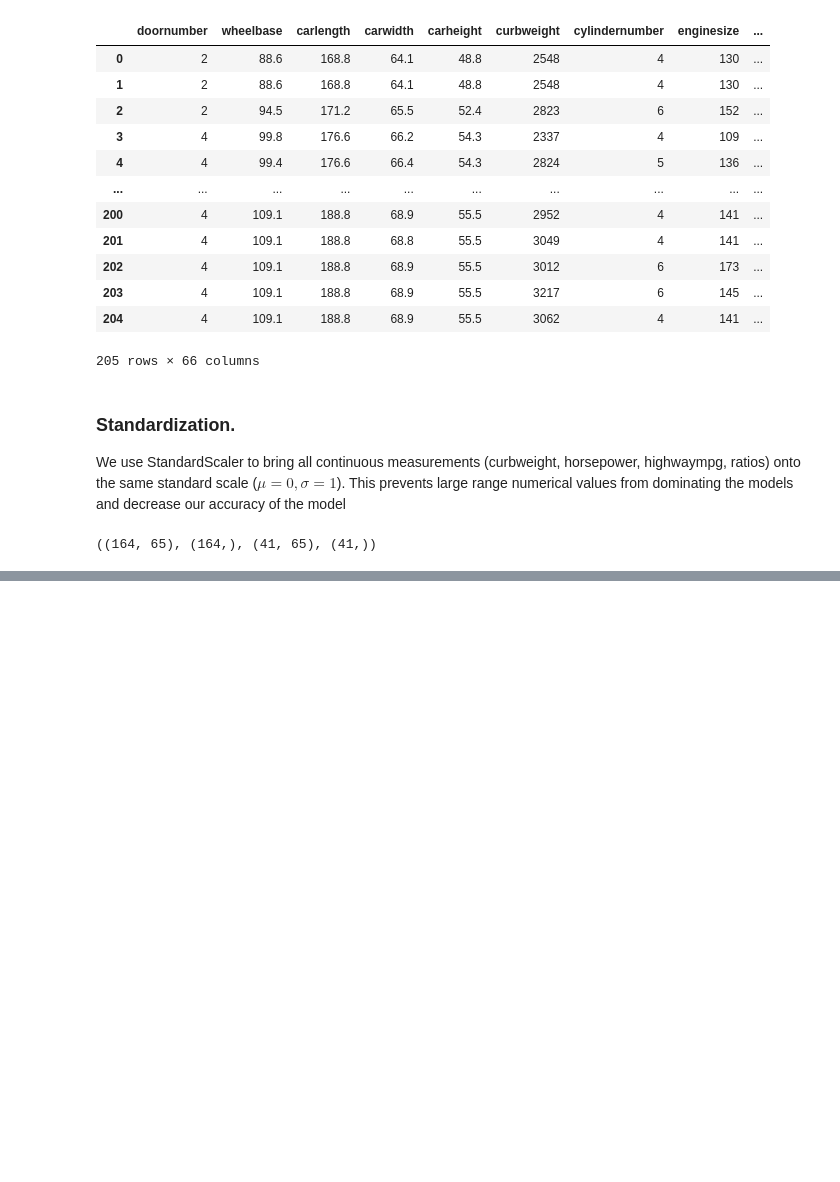
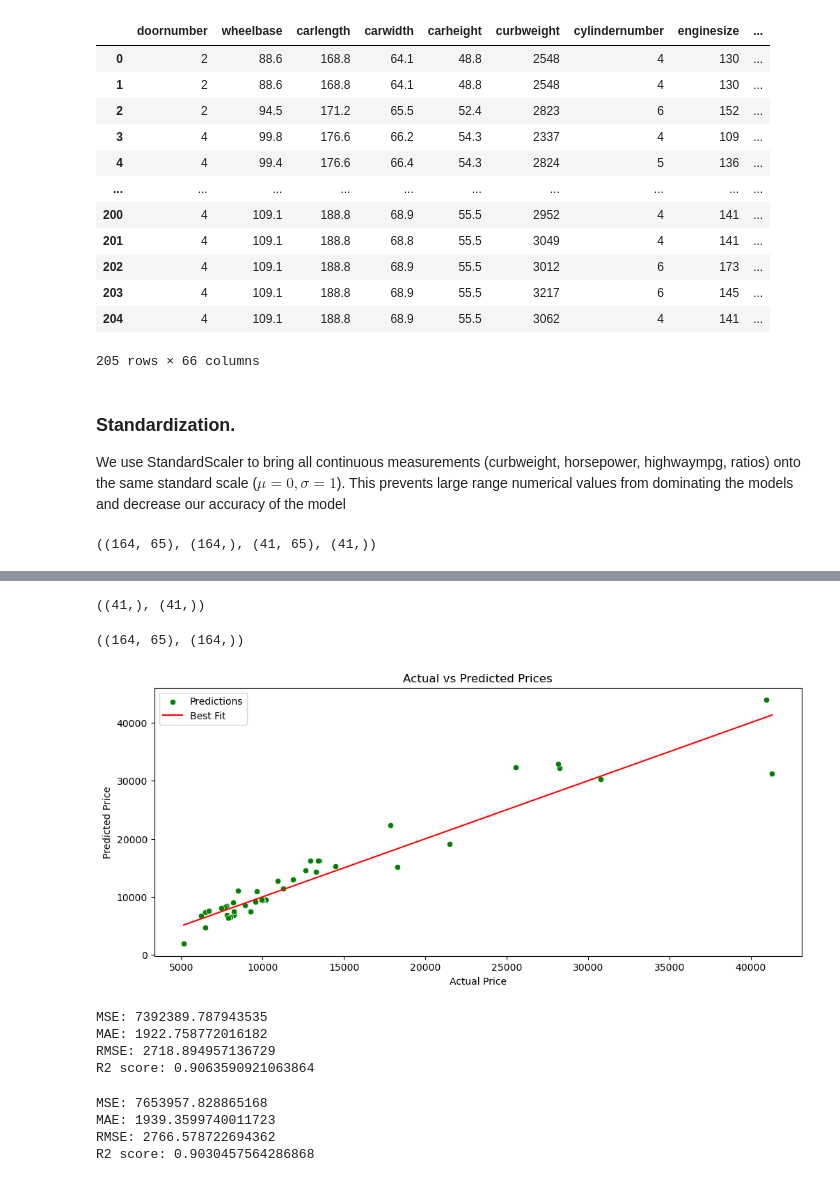
Before and after one commit to bikashsahani/car-price-prediction-using-Regression, a Jupyter notebook: car_price_prediction.ipynb, the cells around one changed output, grey strips where cells are left out. Drawn from its saved outputs; the diff is of its cells as text; code cells hidden in the pictures; blank space fills up the shorter version.

Commit message:
added price perdiction

```diff
--- a/car_price_prediction.ipynb
+++ b/car_price_prediction.ipynb
@@ -827,0 +831,3 @@ x_train.shape, y_train.shape, x_test.shape, y_test.shape
+# %%
+linear_regression = LinearRegression()
+linear_regression
@@ -827,0 +836,2 @@ x_train.shape, y_train.shape, x_test.shape, y_test.shape
+# %%
+linear_regression.fit(x_train,y_train)
@@ -827,0 +866,3 @@ x_train.shape, y_train.shape, x_test.shape, y_test.shape
+# %%
+y_pred_test = linear_regression.predict(x_test)
+y_pred_test
@@ -827,0 +901,40 @@ x_train.shape, y_train.shape, x_test.shape, y_test.shape
+# %%
+y_pred_test.shape, y_test.shape
+# %% [output]
+((41,), (41,))
+# %%
+x_train.shape, y_train.shape
+# %% [output]
+((164, 65), (164,))
+# %%
+## Visualize this model
+
+plt.figure(figsize=(12, 5))
+# 1. Plot actual vs predicted scatter points
+sns.scatterplot(x=y_test, y=y_pred_test, color='g', label='Predictions')
+
+# 2. Draw the diagonal line of Best fit.
+plt.plot([y_test.min(), y_test.max()], [y_test.min(), y_test.max()], color='r', label='Best Fit')
+plt.xlabel('Actual Price')
+plt.ylabel('Predicted Price')
+plt.title('Actual vs Predicted Prices')
+plt.legend()
+plt.show()
+# %% [output]
+[figure, added]
+# %%
+## Performance metrics
+from sklearn.metrics import mean_squared_error, mean_absolute_error
+print("MSE:", mean_squared_error(y_test, y_pred_test))
+print("MAE:", mean_absolute_error(y_test, y_pred_test))
+print("RMSE:", np.sqrt(mean_squared_error(y_test, y_pred_test)))
+
+# R square and Adjusted R square
+from sklearn.metrics import r2_score
+score = r2_score(y_test, y_pred_test)
+print(f"R2 score: {score}")
+# %% [output]
+MSE: 7392389.787943535
+MAE: 1922.758772016182
+RMSE: 2718.894957136729
+R2 score: 0.9063590921063864
@@ -827,0 +944,21 @@ x_train.shape, y_train.shape, x_test.shape, y_test.shape
+# %%
+# Ridge Regression
+from sklearn.linear_model import Ridge
+ridge_reg=Ridge(alpha=0.1)
+ridge_reg.fit(x_train,y_train)
+y_pred_ridge = ridge_reg.predict(x_test)
+
+## Performance metrics
+from sklearn.metrics import mean_squared_error, mean_absolute_error
+print("MSE:", mean_squared_error(y_test, y_pred_ridge))
+print("MAE:", mean_absolute_error(y_test, y_pred_ridge))
+print("RMSE:", np.sqrt(mean_squared_error(y_test, y_pred_ridge)))
+
+# R2 score
+from sklearn.metrics import r2_score
+print(f"R2 score: {r2_score(y_test, y_pred_ridge)}")
+# %% [output]
+MSE: 7653957.828865168
+MAE: 1939.3599740011723
+RMSE: 2766.578722694362
+R2 score: 0.9030457564286868
```
Also changed, not shown: parts of 29 cells of this notebook, 1 other file.
